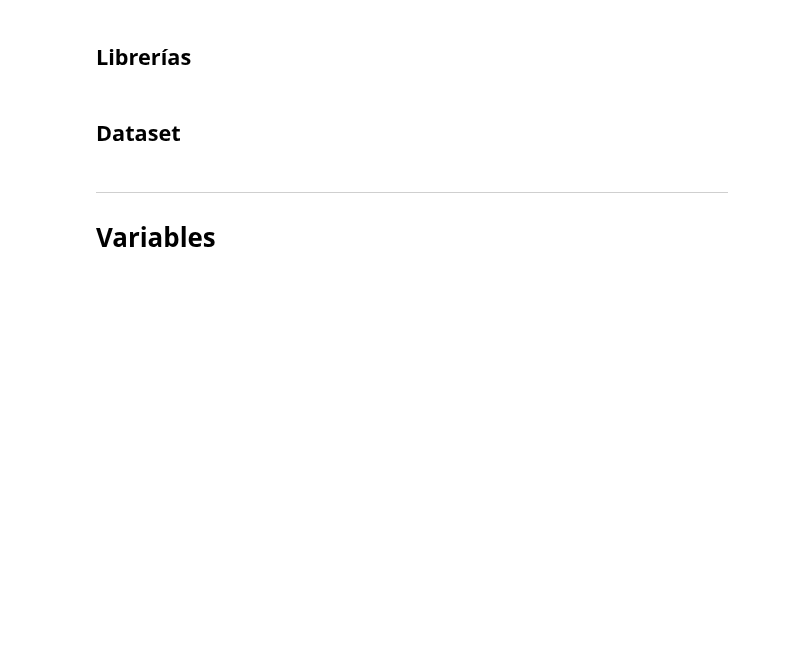
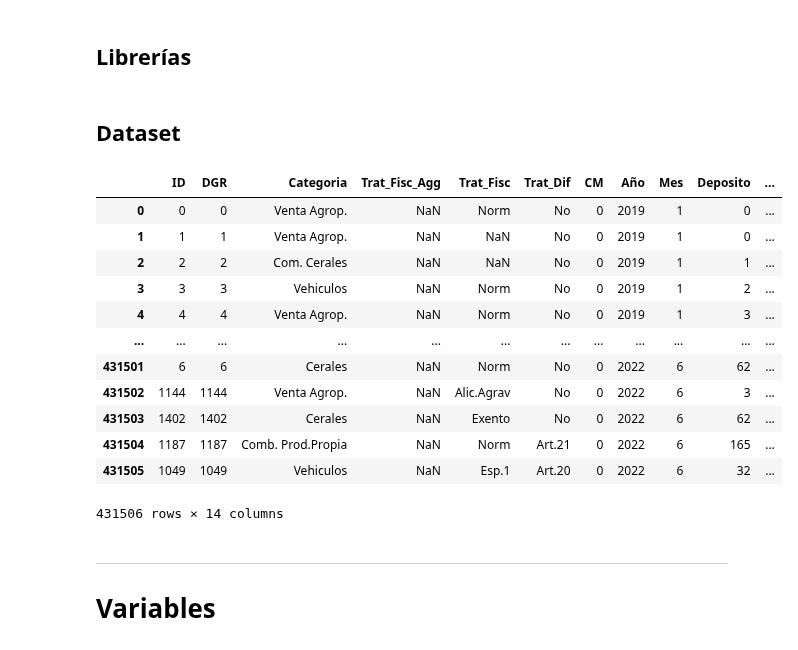
Before and after one commit to Cheva94/Diplo_M16, a Jupyter notebook: AyVD/resolucion02.ipynb, the cells around one changed output. Drawn from its saved outputs; the diff is of its cells as text; code cells hidden in the pictures; blank space fills up the shorter version.

```diff
--- a/AyVD/resolucion02.ipynb
+++ b/AyVD/resolucion02.ipynb
@@ -29,5 +29,5 @@ from scipy.stats import skew, kurtosis, skewtest, kurtosistest
 # %% [markdown]
 ## Dataset
 # %%
-url = 'https://www.dropbox.com/scl/fi/iaagjtks3apflrywvomuv/muestra_diplodatos_ventas_2023.csv?dl=1&rlkey=zfsh0bnwbomd4g56bcjysytiy'
-ventas = pd.read_csv(url)
+url = 'https://www.dropbox.com/scl/fi/684jriu2g52lqyv45z53s/ven_cln_map.csv?dl=1&rlkey=hr7lcqja46a9fj5bdx7ofdgah'
+ventas = pd.read_csv(url, index_col=0)
@@ -38,3 +34,19 @@ for col in [10, 11, 13]:
+# %%
+ventas
+# %% [output]
+|  | ID | DGR | Categoria | Trat_Fisc_Agg | Trat_Fisc | Trat_Dif | CM | Año | Mes | Deposito | ... |
+| 0 | 0 | 0 | Venta Agrop. | NaN | Norm | No | 0 | 2019 | 1 | 0 | ... |
+| 1 | 1 | 1 | Venta Agrop. | NaN | NaN | No | 0 | 2019 | 1 | 0 | ... |
+| 2 | 2 | 2 | Com. Cerales | NaN | NaN | No | 0 | 2019 | 1 | 1 | ... |
+| 3 | 3 | 3 | Vehiculos | NaN | Norm | No | 0 | 2019 | 1 | 2 | ... |
+| 4 | 4 | 4 | Venta Agrop. | NaN | Norm | No | 0 | 2019 | 1 | 3 | ... |
+| ... | ... | ... | ... | ... | ... | ... | ... | ... | ... | ... | ... |
+| 431501 | 6 | 6 | Cerales | NaN | Norm | No | 0 | 2022 | 6 | 62 | ... |
+| 431502 | 1144 | 1144 | Venta Agrop. | NaN | Alic.Agrav | No | 0 | 2022 | 6 | 3 | ... |
+| 431503 | 1402 | 1402 | Cerales | NaN | Exento | No | 0 | 2022 | 6 | 62 | ... |
+| 431504 | 1187 | 1187 | Comb. Prod.Propia | NaN | Norm | Art.21 | 0 | 2022 | 6 | 165 | ... |
+| 431505 | 1049 | 1049 | Vehiculos | NaN | Esp.1 | Art.20 | 0 | 2022 | 6 | 32 | ... |
+431506 rows × 14 columns
 # %% [markdown]
 ---
 # Variables
```
Also changed, not shown: parts of 2 cells of this notebook, 1 other file.
